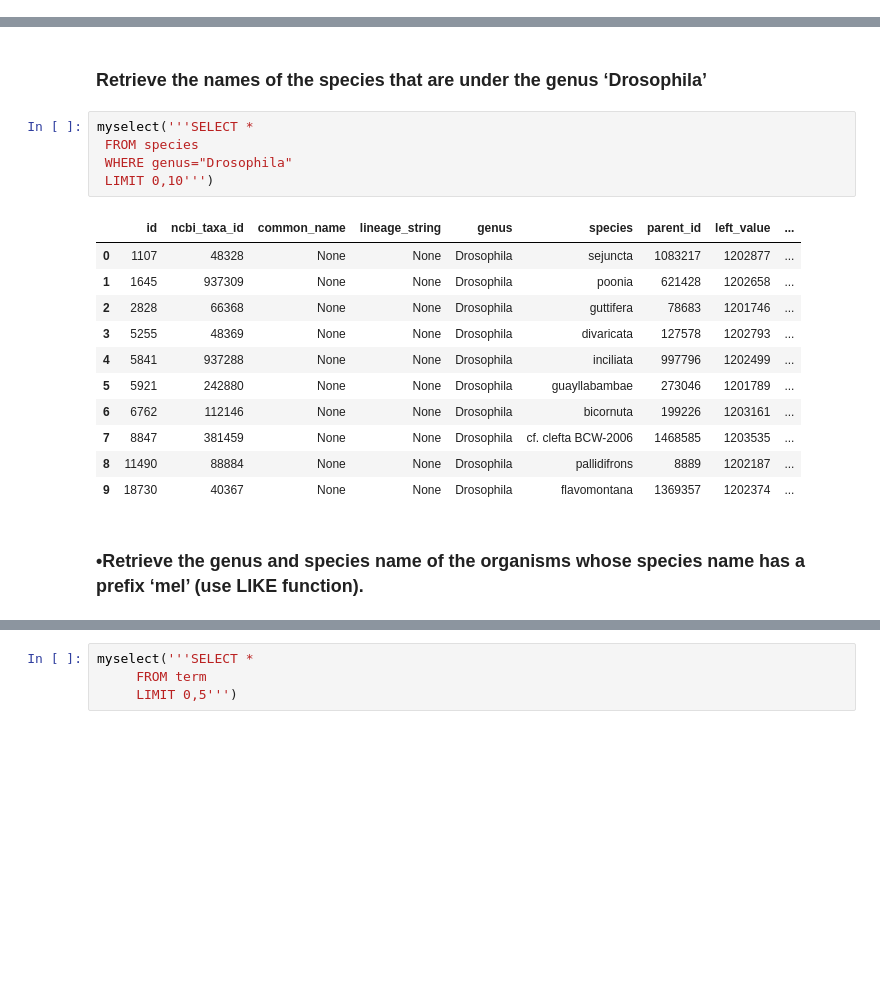
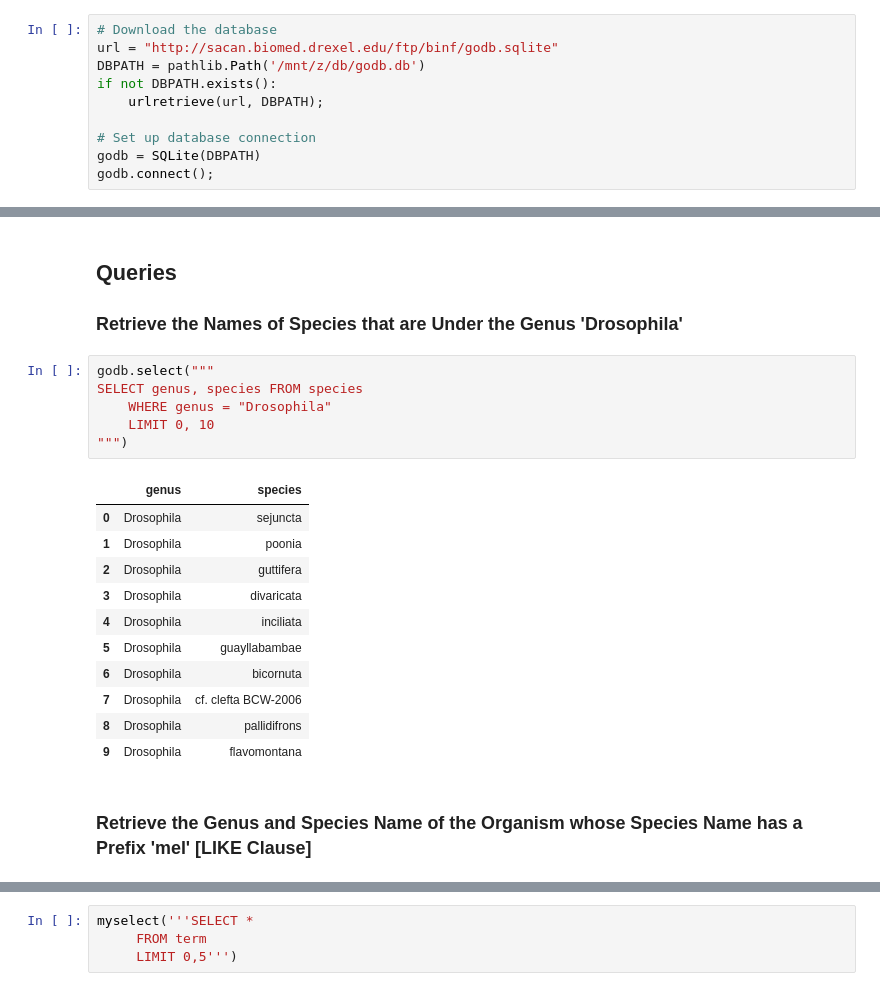
Before and after one commit to Kabilan108/drexel-coursework, a Jupyter notebook: bmes550/3_db/godb.ipynb, the cells around one changed output, grey strips where cells are left out. Cells and saved outputs as stored; diff of their text form; blank space fills up the shorter version.

```diff
--- a/bmes550/3_db/godbexamples.ipynb
+++ b/bmes550/3_db/godb.ipynb
@@ -33,0 +101,10 @@ cur = conn.cursor();
+# %%
+# Download the database
+url = "http://sacan.biomed.drexel.edu/ftp/binf/godb.sqlite"
+DBPATH = pathlib.Path('/mnt/z/db/godb.db')
+if not DBPATH.exists():
+    urlretrieve(url, DBPATH);
+
+# Set up database connection
+godb = SQLite(DBPATH)
+godb.connect();
@@ -34,22 +123,25 @@ cur = conn.cursor();
 # %% [markdown]
-### Retrieve the names of the species that are under the genus ‘Drosophila’
+## Queries
+
+### Retrieve the Names of Species that are Under the Genus 'Drosophila'
 # %%
-myselect('''SELECT *
- FROM species
- WHERE genus="Drosophila"
- LIMIT 0,10''')
+godb.select("""
+SELECT genus, species FROM species
+    WHERE genus = "Drosophila"
+    LIMIT 0, 10
+""")
 # %% [output]
-|  | id | ncbi_taxa_id | common_name | lineage_string | genus | species | parent_id | left_value | ... |
-| 0 | 1107 | 48328 | None | None | Drosophila | sejuncta | 1083217 | 1202877 | ... |
-| 1 | 1645 | 937309 | None | None | Drosophila | poonia | 621428 | 1202658 | ... |
-| 2 | 2828 | 66368 | None | None | Drosophila | guttifera | 78683 | 1201746 | ... |
-| 3 | 5255 | 48369 | None | None | Drosophila | divaricata | 127578 | 1202793 | ... |
-| 4 | 5841 | 937288 | None | None | Drosophila | inciliata | 997796 | 1202499 | ... |
-| 5 | 5921 | 242880 | None | None | Drosophila | guayllabambae | 273046 | 1201789 | ... |
-| 6 | 6762 | 112146 | None | None | Drosophila | bicornuta | 199226 | 1203161 | ... |
-| 7 | 8847 | 381459 | None | None | Drosophila | cf. clefta BCW-2006 | 1468585 | 1203535 | ... |
-| 8 | 11490 | 88884 | None | None | Drosophila | pallidifrons | 8889 | 1202187 | ... |
-| 9 | 18730 | 40367 | None | None | Drosophila | flavomontana | 1369357 | 1202374 | ... |
+|  | genus | species |
+| 0 | Drosophila | sejuncta |
+| 1 | Drosophila | poonia |
+| 2 | Drosophila | guttifera |
+| 3 | Drosophila | divaricata |
+| 4 | Drosophila | inciliata |
+| 5 | Drosophila | guayllabambae |
+| 6 | Drosophila | bicornuta |
+| 7 | Drosophila | cf. clefta BCW-2006 |
+| 8 | Drosophila | pallidifrons |
+| 9 | Drosophila | flavomontana |
 # %% [markdown]
-### •Retrieve the genus and species name of the organisms  whose species name has a prefix ‘mel’ (use LIKE function).
+### Retrieve the Genus and Species Name of the Organism whose Species Name has a Prefix 'mel' [LIKE Clause]
 # %%
```
Also changed, not shown: parts of 20 cells of this notebook.
